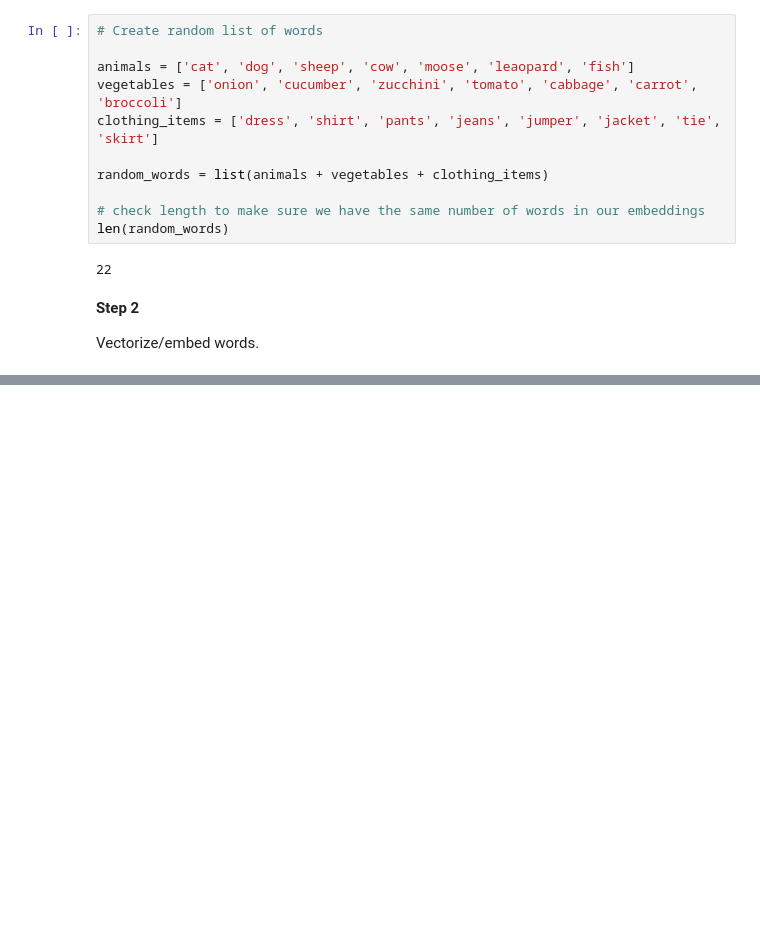
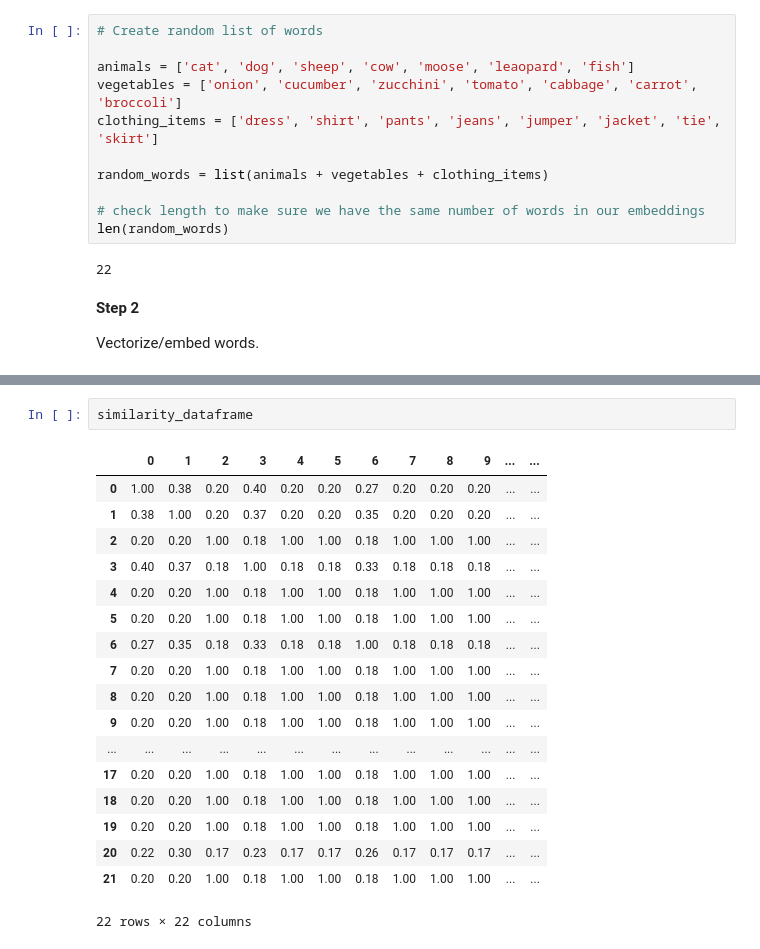
Before and after one commit to sarahkaarina/lazy-language, a Jupyter notebook: vectorizing/creating_word_embeddings.ipynb, the cells around one changed output, grey strips where cells are left out. Cells and saved outputs as stored; diff of their text form; blank space fills up the shorter version.

```diff
--- a/vectorizing/creating_word_embeddings.ipynb
+++ b/vectorizing/creating_word_embeddings.ipynb
@@ -76,0 +100,21 @@ NameError: name 'embeddings' is not defined
+# %%
+similarity_dataframe
+# %% [output]
+|  | 0 | 1 | 2 | 3 | 4 | 5 | 6 | 7 | 8 | 9 | ... | ... |
+| 0 | 1.00 | 0.38 | 0.20 | 0.40 | 0.20 | 0.20 | 0.27 | 0.20 | 0.20 | 0.20 | ... | ... |
+| 1 | 0.38 | 1.00 | 0.20 | 0.37 | 0.20 | 0.20 | 0.35 | 0.20 | 0.20 | 0.20 | ... | ... |
+| 2 | 0.20 | 0.20 | 1.00 | 0.18 | 1.00 | 1.00 | 0.18 | 1.00 | 1.00 | 1.00 | ... | ... |
+| 3 | 0.40 | 0.37 | 0.18 | 1.00 | 0.18 | 0.18 | 0.33 | 0.18 | 0.18 | 0.18 | ... | ... |
+| 4 | 0.20 | 0.20 | 1.00 | 0.18 | 1.00 | 1.00 | 0.18 | 1.00 | 1.00 | 1.00 | ... | ... |
+| 5 | 0.20 | 0.20 | 1.00 | 0.18 | 1.00 | 1.00 | 0.18 | 1.00 | 1.00 | 1.00 | ... | ... |
+| 6 | 0.27 | 0.35 | 0.18 | 0.33 | 0.18 | 0.18 | 1.00 | 0.18 | 0.18 | 0.18 | ... | ... |
+| 7 | 0.20 | 0.20 | 1.00 | 0.18 | 1.00 | 1.00 | 0.18 | 1.00 | 1.00 | 1.00 | ... | ... |
+| 8 | 0.20 | 0.20 | 1.00 | 0.18 | 1.00 | 1.00 | 0.18 | 1.00 | 1.00 | 1.00 | ... | ... |
+| 9 | 0.20 | 0.20 | 1.00 | 0.18 | 1.00 | 1.00 | 0.18 | 1.00 | 1.00 | 1.00 | ... | ... |
+| ... | ... | ... | ... | ... | ... | ... | ... | ... | ... | ... | ... | ... |
+| 17 | 0.20 | 0.20 | 1.00 | 0.18 | 1.00 | 1.00 | 0.18 | 1.00 | 1.00 | 1.00 | ... | ... |
+| 18 | 0.20 | 0.20 | 1.00 | 0.18 | 1.00 | 1.00 | 0.18 | 1.00 | 1.00 | 1.00 | ... | ... |
+| 19 | 0.20 | 0.20 | 1.00 | 0.18 | 1.00 | 1.00 | 0.18 | 1.00 | 1.00 | 1.00 | ... | ... |
+| 20 | 0.22 | 0.30 | 0.17 | 0.23 | 0.17 | 0.17 | 0.26 | 0.17 | 0.17 | 0.17 | ... | ... |
+| 21 | 0.20 | 0.20 | 1.00 | 0.18 | 1.00 | 1.00 | 0.18 | 1.00 | 1.00 | 1.00 | ... | ... |
+22 rows × 22 columns
```
Also changed, not shown: parts of 6 cells of this notebook.
